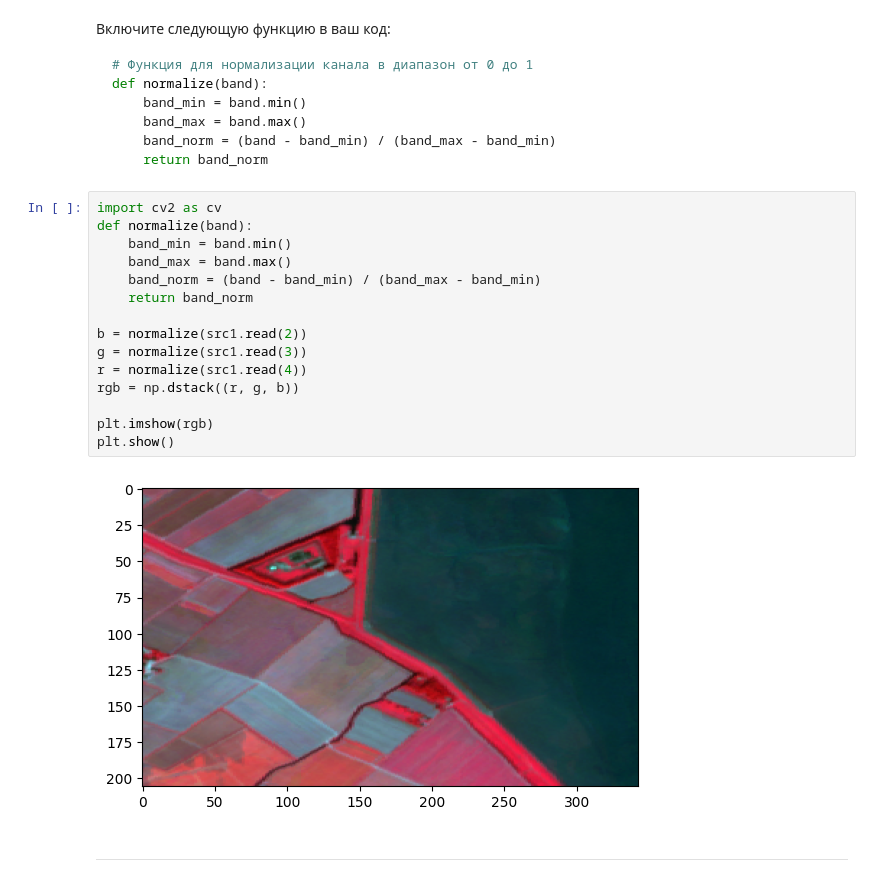
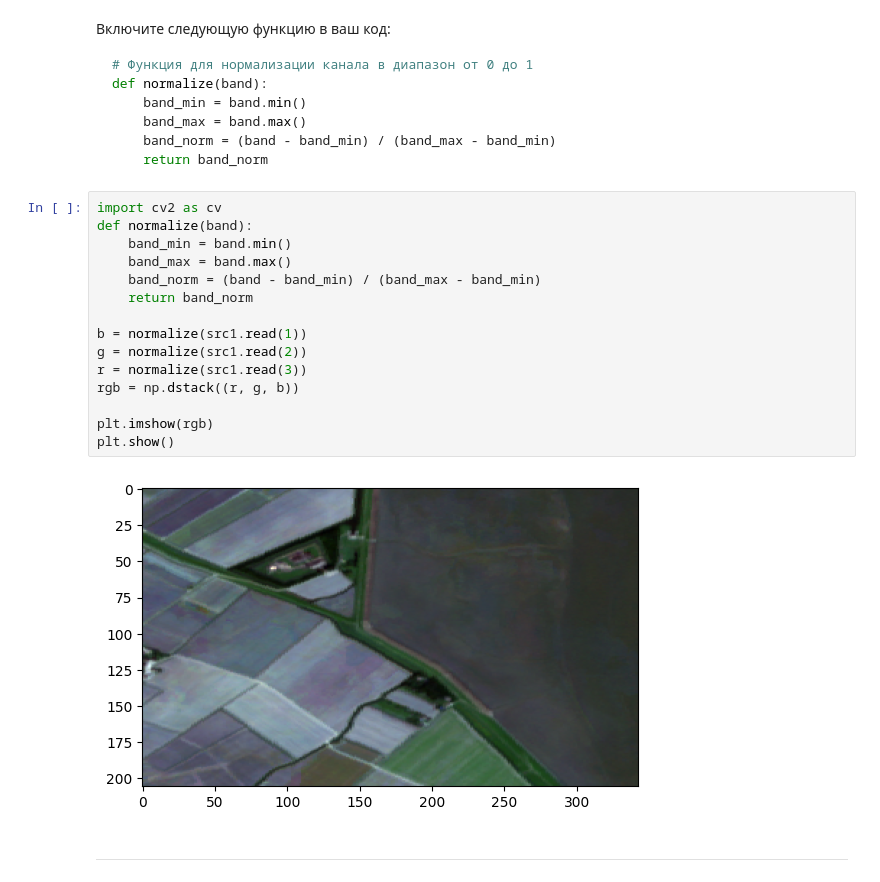
Before and after one commit to ilyak0n/image_processing, a Jupyter notebook: Практическая_работа_№4._Работа_с_растровыми_данными_в_Rasterio.ipynb, the cells around one changed output. Drawn from its saved outputs; the diff is of its cells as text.

```diff
--- a/Практическая_работа_№4._Работа_с_растровыми_данными_в_Rasterio.ipynb
+++ b/Практическая_работа_№4._Работа_с_растровыми_данными_в_Rasterio.ipynb
@@ -126,20 +114,20 @@ def normalize(band):
 # %%
 import cv2 as cv
 def normalize(band):
     band_min = band.min()
     band_max = band.max()
     band_norm = (band - band_min) / (band_max - band_min)
     return band_norm
 
-b = normalize(src1.read(2))
-g = normalize(src1.read(3))
-r = normalize(src1.read(4))
+b = normalize(src1.read(1))
+g = normalize(src1.read(2))
+r = normalize(src1.read(3))
 rgb = np.dstack((r, g, b))
 
 plt.imshow(rgb)
 plt.show()
 # %% [output]
-[figure, old version]
+[figure, new version]
 # %% [markdown]
 ---
 # %% [markdown]
```
Also changed, not shown: parts of 3 cells of this notebook.
